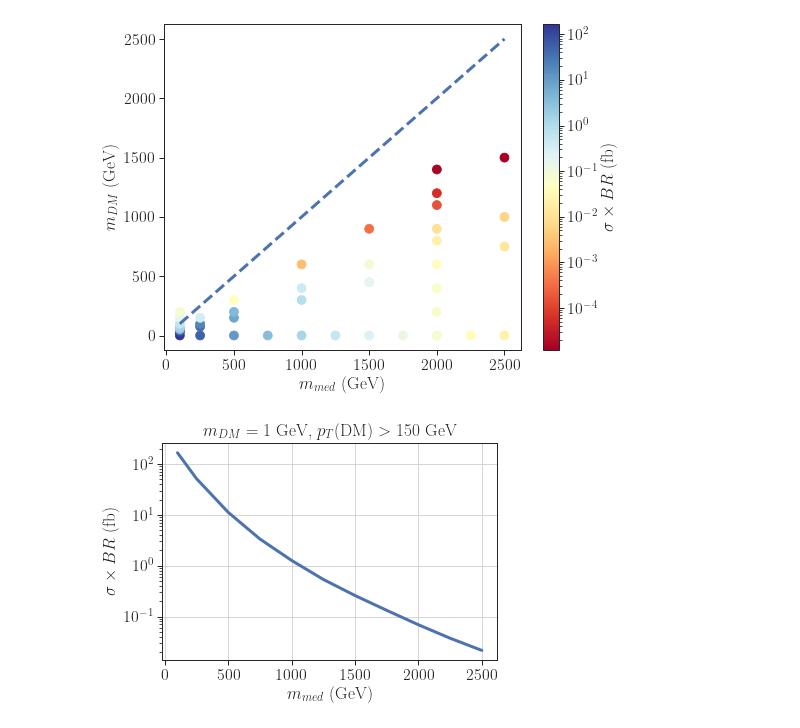
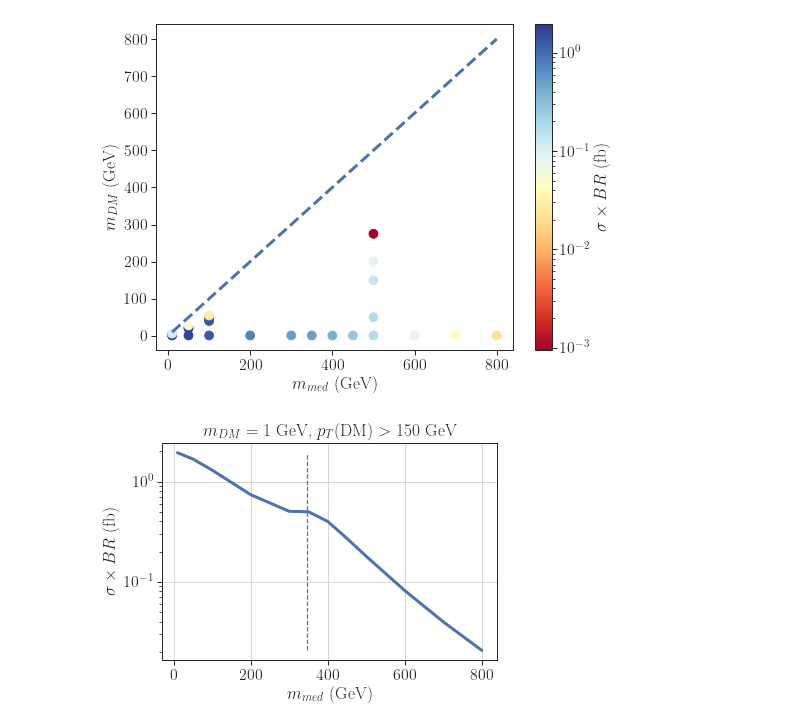
Before and after one commit to andlessa/MonoXSMS, a Jupyter notebook: AuxInfo/CMS-EXO-20-004-data/getTotalXsec.ipynb, the cells around one changed output. Saved outputs shown, nothing was run; the diff lists cells and outputs as text; code cells hidden in the pictures.

```diff
--- a/AuxInfo/CMS-EXO-20-004-data/getTotalXsec.ipynb
+++ b/AuxInfo/CMS-EXO-20-004-data/getTotalXsec.ipynb
@@ -29,12 +29,21 @@ sns.set_style('ticks',{'font.family':'Times New Roman', 'font.serif':'Times New
 sns.set_context('paper', font_scale=1.8)
 cm = plt.cm.get_cmap('RdYlBu')
 # %%
-pickleFileCut = './DMsimp_spin-1_Monojet_DF.pcl'
+# pickleFileCut = './DMsimp_spin-1_Monojet_DF.pcl'
+pickleFileCut = './DMsimp_spin-0_Monojet_DF.pcl'
 dfAll = pd.read_pickle(pickleFileCut)
 # %%
-df = dfAll[(dfAll['Coupling'] == 'Axial')
+# df = dfAll[(dfAll['Coupling'] == 'Axial')
+#                  & (dfAll['Mode'] == 'DM+QCDjets')
+#                  & (dfAll['Data-takingperiod'] == 2017)]
+
+df = dfAll[(dfAll['Coupling'] == 'Scalar')
                  & (dfAll['Mode'] == 'DM+QCDjets')
                  & (dfAll['Data-takingperiod'] == 2017)]
+
+# df = dfAll[(dfAll['Coupling'] == 'Pseudoscalar')
+#                  & (dfAll['Mode'] == 'DM+QCDjets')
+#                  & (dfAll['Data-takingperiod'] == 2017)]
 # %%
 plt.figure(figsize=(8,6))
 p =plt.scatter(df['$m_{med}$'], df['$m_{DM}$'], c=df['Total xsec-pT150 (pb)'],
@@ -47,16 +56,19 @@ plt.xlabel(r'$m_{med}$ (GeV)')
 plt.ylabel(r'$m_{DM}$ (GeV)')
 plt.show()
 # %% [output]
-[figure, old version]
+[figure, new version]
 # %%
 # Plot cross-sections for mDM = 1.0 only
 df0 = df[df['$m_{DM}$'] == 1.0]
 plt.plot(df0['$m_{med}$'], df0['Total xsec-pT150 (pb)'],linewidth=3)
+mtop = 173.0
+plt.vlines(x=2*mtop,ymin=df0['Total xsec-pT150 (pb)'].min(),ymax=df0['Total xsec-pT150 (pb)'].max(),
+          linestyles='--')
 plt.xlabel(r'$m_{med}$ (GeV)')
 plt.ylabel(r'$\sigma \times BR$ (fb)')
 plt.yscale('log')
 plt.title(r'$m_{DM} = 1$ GeV, $p_T$(DM) $> 150$ GeV')
 plt.grid()
 plt.show()
 # %% [output]
-[figure, old version]
+[figure, new version]
```
Also changed, not shown: parts of 4 cells of this notebook, 3 other files.
